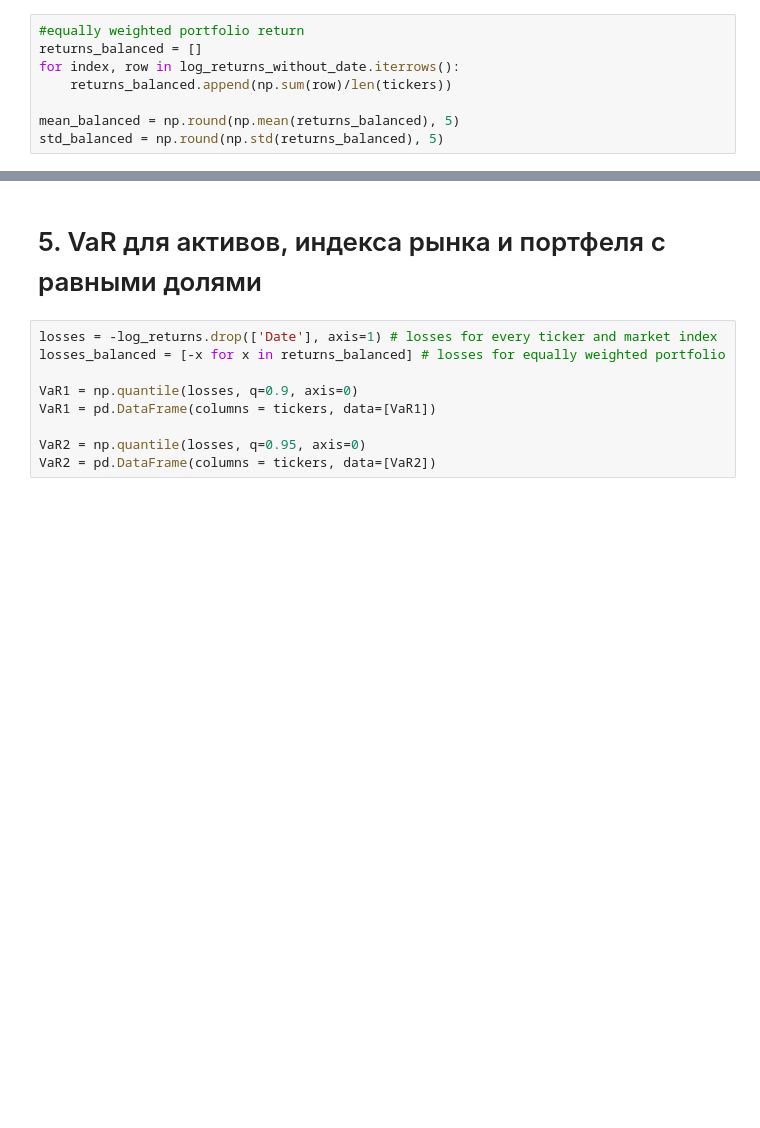
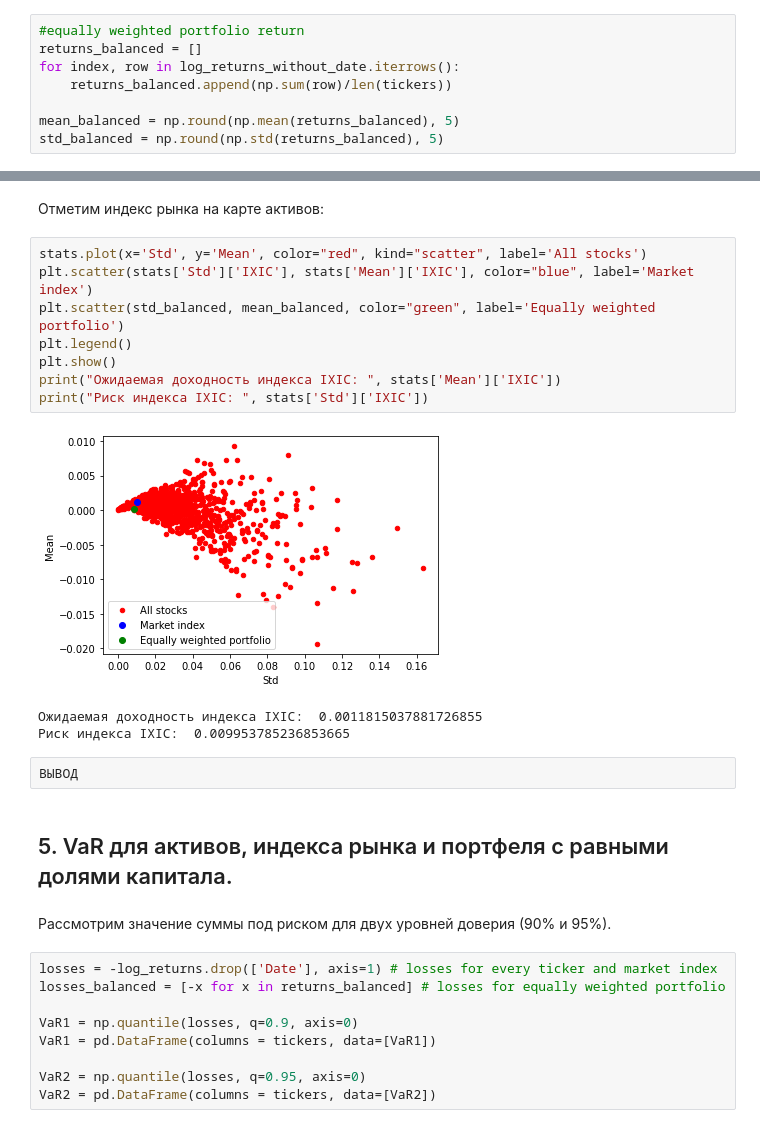
Before and after one commit to katyamalysheva/lab-1, a Jupyter notebook: lab1.ipynb, the cells around one changed output, grey strips where cells are left out. Drawn from its saved outputs; the diff is of its cells as text; blank space fills up the shorter version.

```diff
--- a/lab1.ipynb
+++ b/lab1.ipynb
@@ -164,5 +201,23 @@ plt.show()
+# %% [markdown]
+Отметим индекс рынка на карте активов:
+# %%
+stats.plot(x='Std', y='Mean', color="red", kind="scatter", label='All stoсks')
+plt.scatter(stats['Std']['IXIC'], stats['Mean']['IXIC'], color="blue", label='Market index')
+plt.scatter(std_balanced, mean_balanced, color="green", label='Equally weighted portfolio')
+plt.legend()
+plt.show()
+print("Ожидаемая доходность индекса IXIC: ", stats['Mean']['IXIC'])
+print("Риск индекса IXIC: ", stats['Std']['IXIC'])
+# %% [output]
+[figure, added]
+Ожидаемая доходность индекса IXIC:  0.0011815037881726855
+Риск индекса IXIC:  0.009953785236853665
+# %%
+ВЫВОД
 # %% [markdown]
-# 5. VaR для активов, индекса рынка и портфеля с равными долями
+## 5. VaR для активов, индекса рынка и портфеля с равными долями капитала.
+# %% [markdown]
+Рассмотрим значение суммы под риском для двух уровней доверия (90% и 95%).
 # %%
 losses = -log_returns.drop(['Date'], axis=1) # losses for every ticker and market index
 losses_balanced = [-x for x in returns_balanced] # losses for equally weighted portfolio
```
Also changed, not shown: parts of 26 cells of this notebook.
